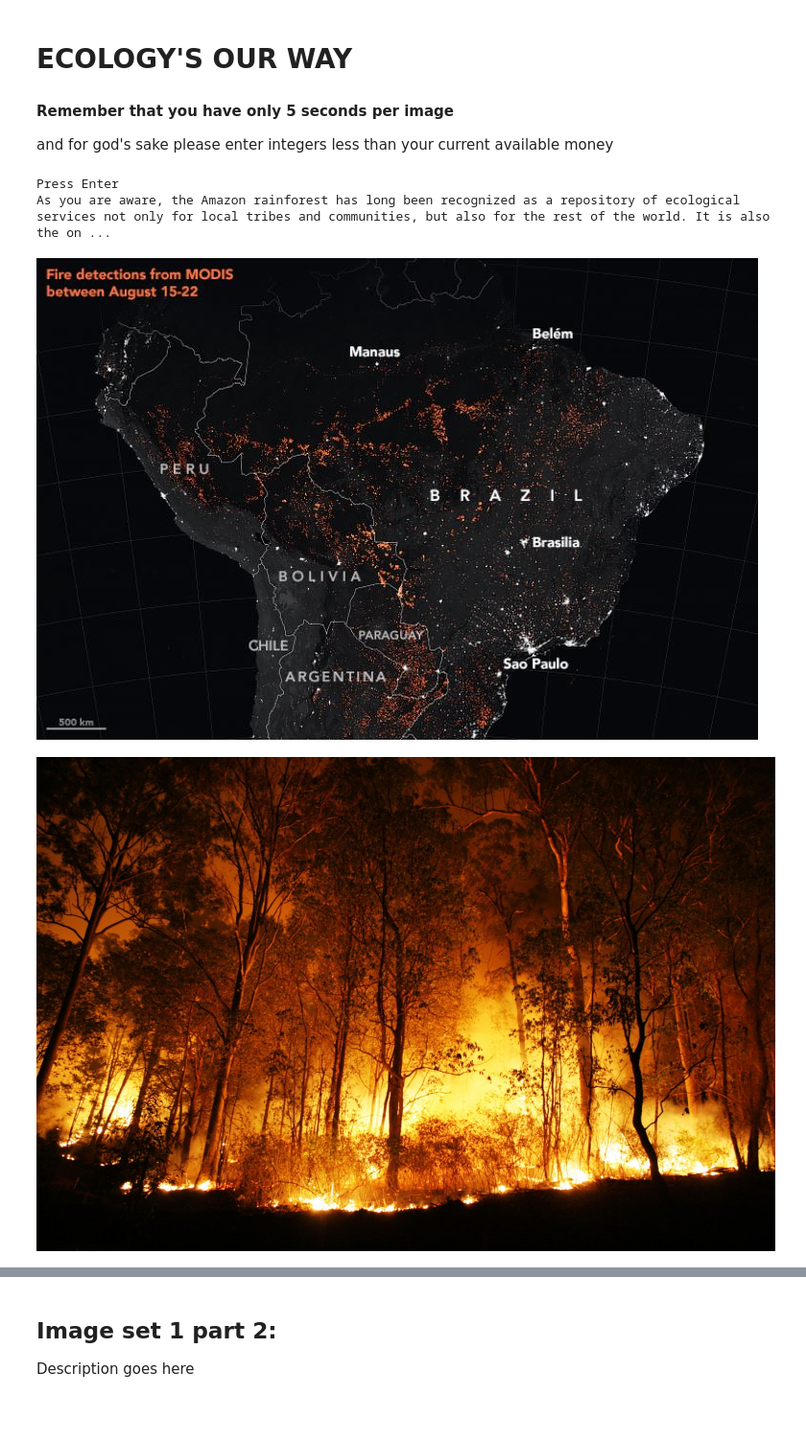
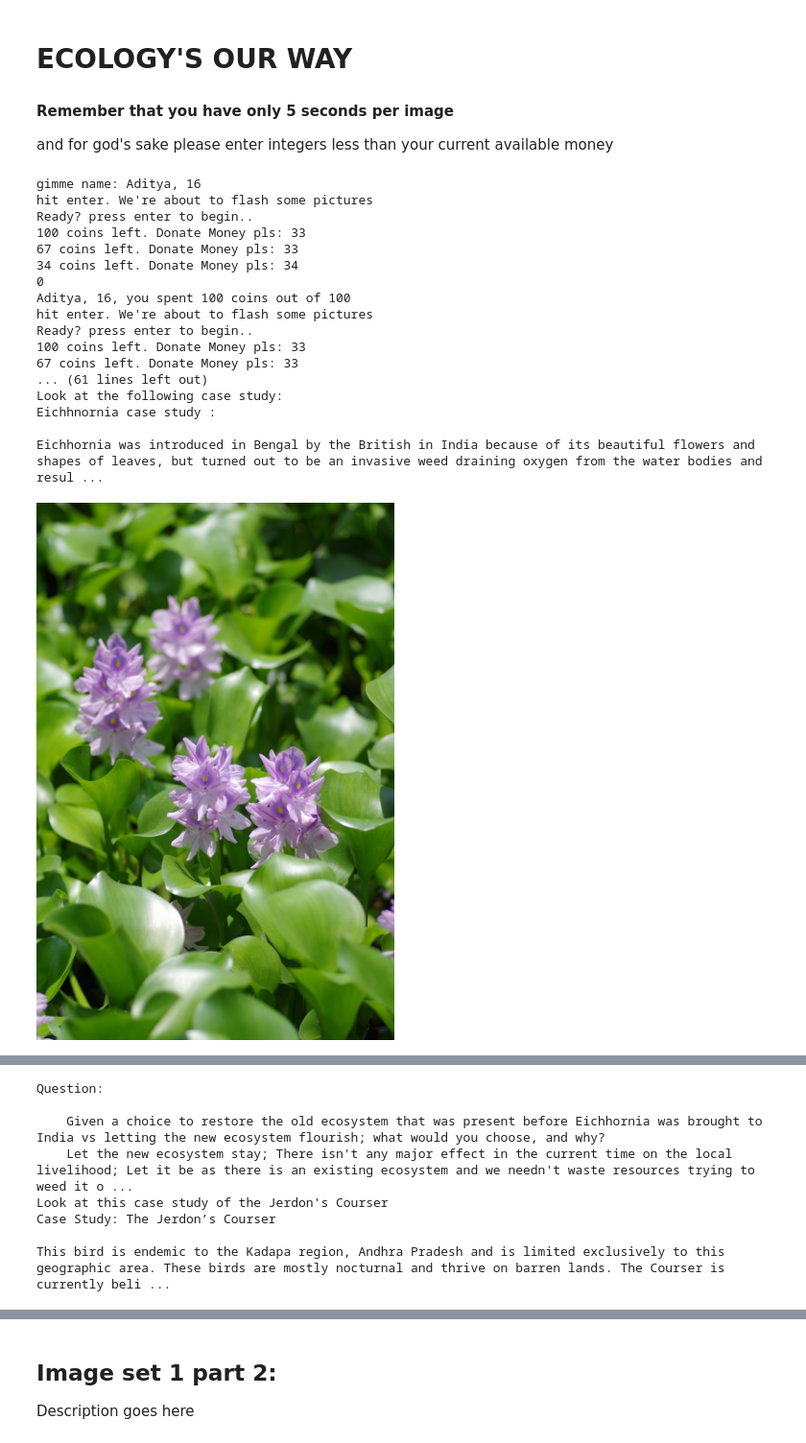
Before and after one commit to aaradhyavaze/Ecology-GUI, a Jupyter notebook: ecology gui.ipynb, the cells around one changed output, grey strips where cells are left out. Shown at 96% size. Drawn from its saved outputs; the diff is of its cells as text; code cells hidden in the pictures; blank space fills up the shorter version.

```diff
--- a/ecology gui.ipynb
+++ b/ecology gui.ipynb
@@ -13,7 +13,7 @@ from IPython.display import Image
 def killtime():
     kill1 = time.time()
     elapsed = 0
-    while elapsed < 1: #set this to 10 later
+    while elapsed < 10: #set this to 10 later
         kill2 = time.time()
         elapsed = kill2 - kill1
     return True
@@ -77,7 +77,7 @@ class color:
 def timekill(): # TIME TO SEE THE IMAGE
     kill1 = time.time()
     elapsed = 0
-    while elapsed < 5: #make this 2 later
+    while elapsed < 5: #make this 5 later
         kill2 = time.time()
         elapsed = kill2 - kill1
     return True
@@ -415,11 +415,9 @@ Eichhornia was introduced in Bengal by the British in India because of its beaut
     print(color.BLUE + str(txt1) + color.END)
 
     im1 = Image(filename='Documents/ecofiles/extra/crassipes.jpg')
-    im2 = Image(filename='Documents/ecofiles/extra/images.png')
     im3 = Image(filename='Documents/ecofiles/extra/crassipes_e1.JPG')
 
     display(im1)
-    display(im2)
     display(im3)
 
     useranswer = input(color.BOLD + str(que) + color.END)
@@ -443,6 +441,9 @@ This bird is endemic to the Kadapa region, Andhra Pradesh and is limited exclusi
 
     display(imfile)
 
+    im2 = Image(filename='Documents/ecofiles/extra/images.png')
+
+    display(im2)
 
     useranswer = input(color.BOLD + str(que) + color.END)
 
@@ -479,41 +480,58 @@ def question10():
 
     im1 = Image(filename='Documents/ecofiles/extra/NASA wf.JPG')
     im2 = Image(filename='Documents/ecofiles/extra/NASA wf2.jpg')
+    im3 = Image(filename='Documents/ecofiles/phytoplankton/phytoplankton.jpg')
+    im4 = Image(filename='Documents/ecofiles/phytoplankton/phytoplankton 2.jpg')
 
     display(im1)
-    display(im2)
+    display(im3)
+
+
 
     useranswer = input(color.BOLD + str(que) + color.END)
 
     userdata[str(username)].append(str(useranswer))
-
-
-question10()
-# %% [output]
-Press Enter
-As you are aware, the Amazon rainforest has long been recognized as a repository of ecological services not only for local tribes and communities, but also for the rest of the world. It is also the on ...
-[figure, removed]
-[figure, removed]
 # %%
 def init_user():
     global username
     username = input("gimme name: ")
     imset1()
     impulsive_que1()
 
     imset2()
     impulsive_que2()
 
     imset3()
     impulsive_que3()
 
     imset4()
     impulsive_que4()
 
     descriptive_que2()
     descriptive_que1()
 
     question7()
     question8()
     question9()
     question10()
+
+init_user()
+# %% [output]
+gimme name: Aditya, 16
+hit enter. We're about to flash some pictures
+Ready? press enter to begin..
+100 coins left. Donate Money pls: 33
+67 coins left. Donate Money pls: 33
+34 coins left. Donate Money pls: 34
+0
+Aditya, 16, you spent 100 coins out of 100
+hit enter. We're about to flash some pictures
+Ready? press enter to begin..
+100 coins left. Donate Money pls: 33
+67 coins left. Donate Money pls: 33
+... (61 lines left out)
+Look at the following case study:
+Eichhnornia case study :
+
+Eichhornia was introduced in Bengal by the British in India because of its beautiful flowers and shapes of leaves, but turned out to be an invasive weed draining oxygen from the water bodies and resul ...
+[figure, added]
@@ -519,0 +539,8 @@ def init_user():
+Question:
+
+    Given a choice to restore the old ecosystem that was present before Eichhornia was brought to India vs letting the new ecosystem flourish; what would you choose, and why?
+    Let the new ecosystem stay; There isn't any major effect in the current time on the local livelihood; Let it be as there is an existing ecosystem and we needn't waste resources trying to weed it o ...
+Look at this case study of the Jerdon's Courser
+Case Study: The Jerdon’s Courser
+
+This bird is endemic to the Kadapa region, Andhra Pradesh and is limited exclusively to this geographic area. These birds are mostly nocturnal and thrive on barren lands. The Courser is currently beli ...
```
Also changed, not shown: parts of 4 cells of this notebook, 1 other file.
